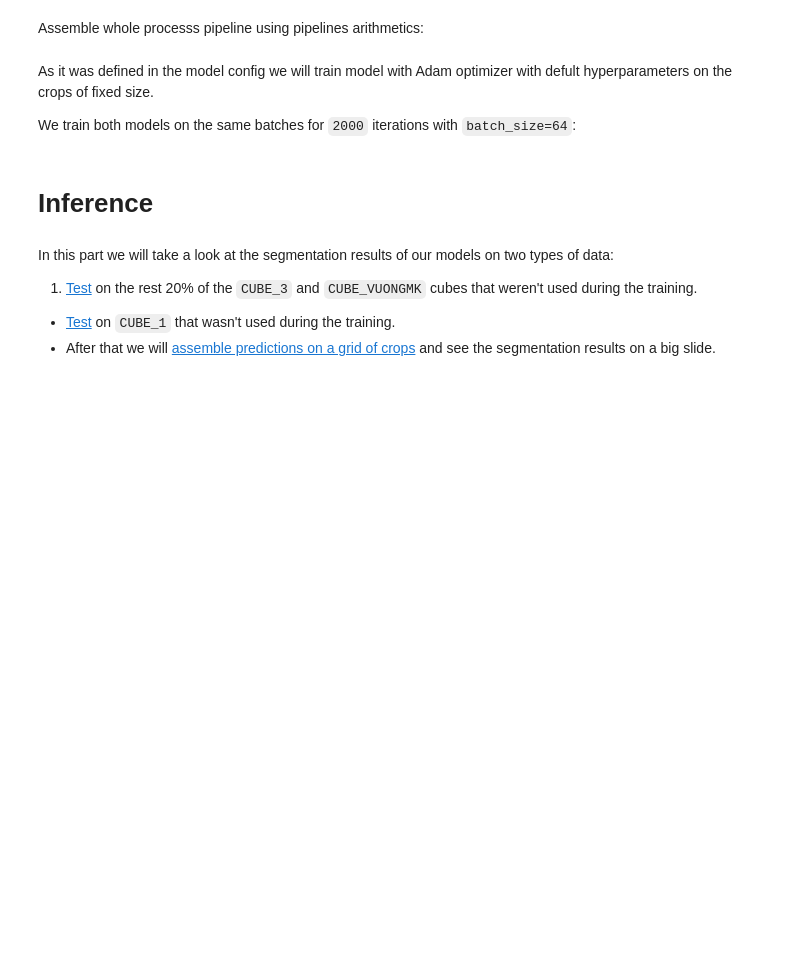
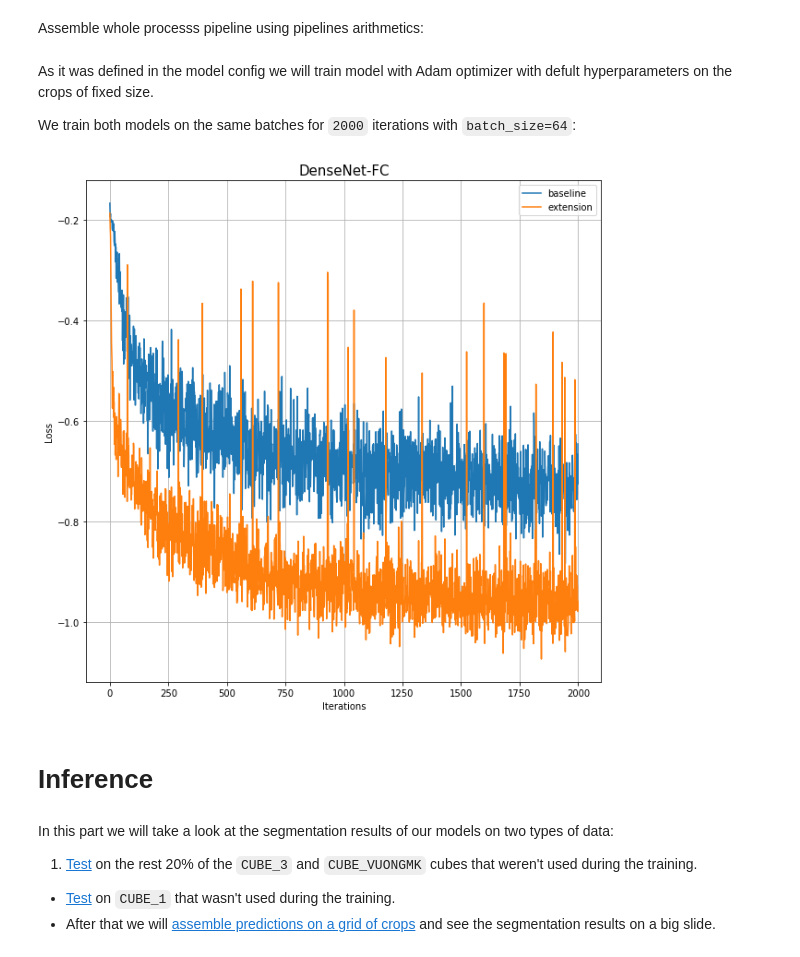
Before and after one commit to sadaqatali2027/seismiqb-1, a Jupyter notebook: models/Horizons_extension.ipynb, the cells around one changed output. Drawn from its saved outputs; the diff is of its cells as text; code cells hidden in the pictures; blank space fills up the shorter version.

```diff
--- a/models/Horizons_extension.ipynb
+++ b/models/Horizons_extension.ipynb
@@ -139,16 +136,16 @@ show_input_data(btch)
 Define `augmentation` that adds some random augmentations:
 # %%
 augmentation = (Pipeline()
-               .additive_noise(scale=0.005, src='data_crops', dst='data_crops', p=0.2)
+               .additive_noise(scale=0.005, src='images', p=0.2)
                .rotate(angle=P(R('uniform', -30, 30)),
-                       src=['data_crops', 'mask_crops', 'cut_mask_crops'], p=0.4)
+                       src=['images', 'masks', 'cut_masks'], p=0.4)
                .scale_2d(scale=P(R('uniform', 0.7, 1.3)),
-                         src=['data_crops', 'mask_crops', 'cut_mask_crops'], p=0.4)
+                         src=['images', 'masks', 'cut_masks'], p=0.4)
                .cutout_2d(patch_shape=P(R('uniform', 5, 15, size=2)),
-                          n=P(R('uniform', 3, 7)), src='data_crops')
+                          n=P(R('uniform', 3, 7)), src='images')
                .elastic_transform(alpha=P(R('uniform', 35, 45)),
                                   sigma=P(R('uniform', 4, 4.5)),
-                                  src=['data_crops', 'mask_crops', 'cut_mask_crops'], p=0.2))
+                                  src=['images', 'masks', 'cut_masks'], p=0.2))
 # %% [markdown]
 # Model architecture
 
@@ -174,7 +168,7 @@ INPUT_SHAPE_EXT = MODEL_SHAPE[:2] + [MODEL_SHAPE[-1] * 2]
 # %% [markdown]
 Define configuration-dictionaries for both models:
 # %%
-model_config_common = {'initial_block/inputs': 'cubes',
+model_config_common = {'initial_block/inputs': 'images',
                       'body': {'num_layers': [4]*5,
                                'block/growth_rate': 8, 'block/skip': True},
                       'loss': 'dice',
@@ -183,13 +177,11 @@ model_config_common = {'initial_block/inputs': 'cubes',
                       'output': 'sigmoid',
                       'common': {'data_format': 'channels_last'}}
 
-model_config_ext = {'inputs': dict(cubes={'shape': INPUT_SHAPE_EXT},
-                                   masks={'shape': MODEL_SHAPE_DICE}),
-                    **model_config_common}
+model_config_ext = {'inputs/images/shape': INPUT_SHAPE_EXT,
+                    'inputs/masks/shape': MODEL_SHAPE_DICE, **model_config_common}
 
-model_config_base = {'inputs': dict(cubes={'shape': MODEL_SHAPE},
-                                    masks={'shape': MODEL_SHAPE_DICE}),
-                    **model_config_common}
+model_config_base = {'inputs/images/shape': MODEL_SHAPE,
+                     'inputs/masks/shape': MODEL_SHAPE_DICE, **model_config_common}
 # %% [markdown]
 # Training
 # %% [markdown]
@@ -228,24 +219,25 @@ As it was defined in the model config we will train model with Adam optimizer wi
 We train both models on the same batches for `2000` iterations with `batch_size=64`:
 # %%
 epochs = 2000
-with tqdm(total=epochs, smoothing=0.2) as pbar:
-    for e in range(1, epochs+1):
-        train_batch = train_pipeline.next_batch(3, n_epochs=None)
+
+for i in tqdm(range(epochs)):
+    train_batch = train_pipeline.next_batch(2, n_epochs=None)
 # %%
-def plot_graphs(graph_lists, labels, xlabel='Iterations', ylabel='Loss', figsize=(10,10), title=None):
+def plot_loss(graph_lists, labels, xlabel='Iterations', ylabel='Loss', figsize=(10,10), title=None):
     plt.figure(figsize=figsize)
     for i, arr in enumerate(graph_lists):
         plt.plot(arr, label=labels[i])
     plt.xlabel(xlabel)
     plt.ylabel("Loss")
     plt.grid(True)
-#     plt.ylim((-1.2,0))
-    if title:
-        plt.title(title)
+    plt.title(title, fontdict={'fontsize': 15})
+    plt.legend()
     plt.show()
 # %%
-plot_graphs([train_pipeline.get_variable('loss_history'), train_pipeline.get_variable('ext_loss_history')],
-            ['baseline', 'extension'], ylabel='Loss', title='DenseNet')
+plot_loss([train_pipeline.get_variable('loss_history'), train_pipeline.get_variable('ext_loss_history')],
+            ['baseline', 'extension'], ylabel='Loss', title='DenseNet-FC')
+# %% [output]
+[figure, added]
 # %% [markdown]
 # Inference
 # %% [markdown]
```
Also changed, not shown: parts of 24 cells of this notebook, 1 other file.
